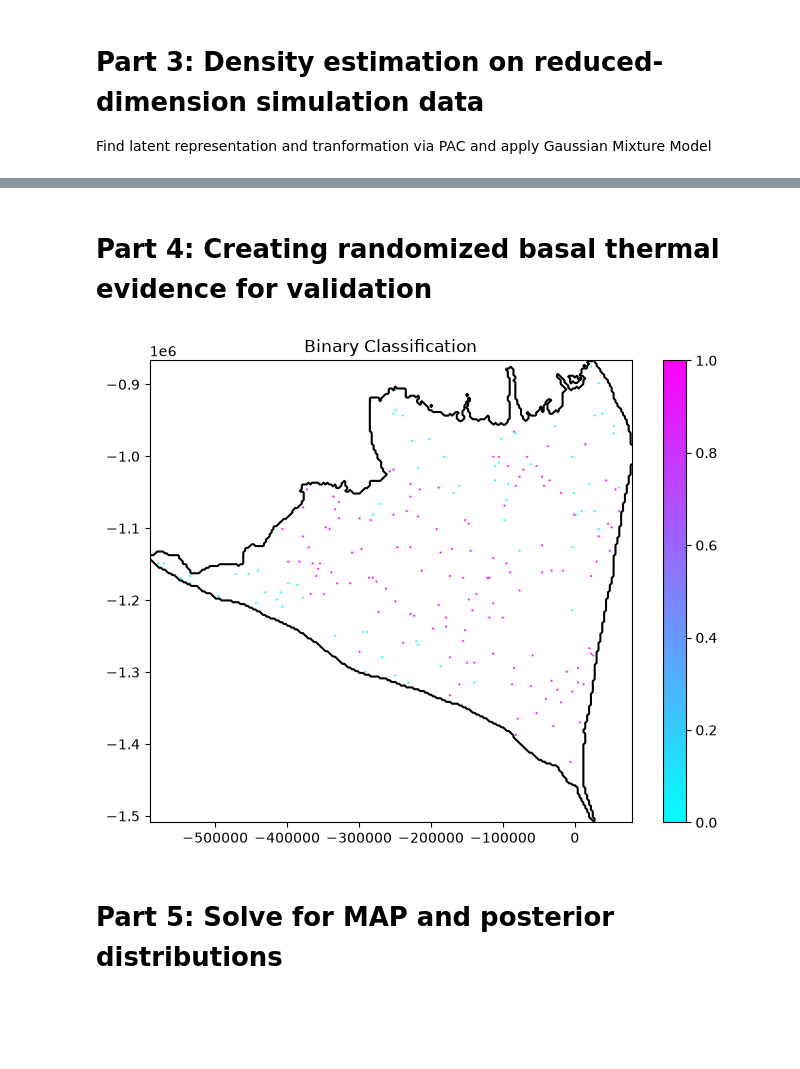
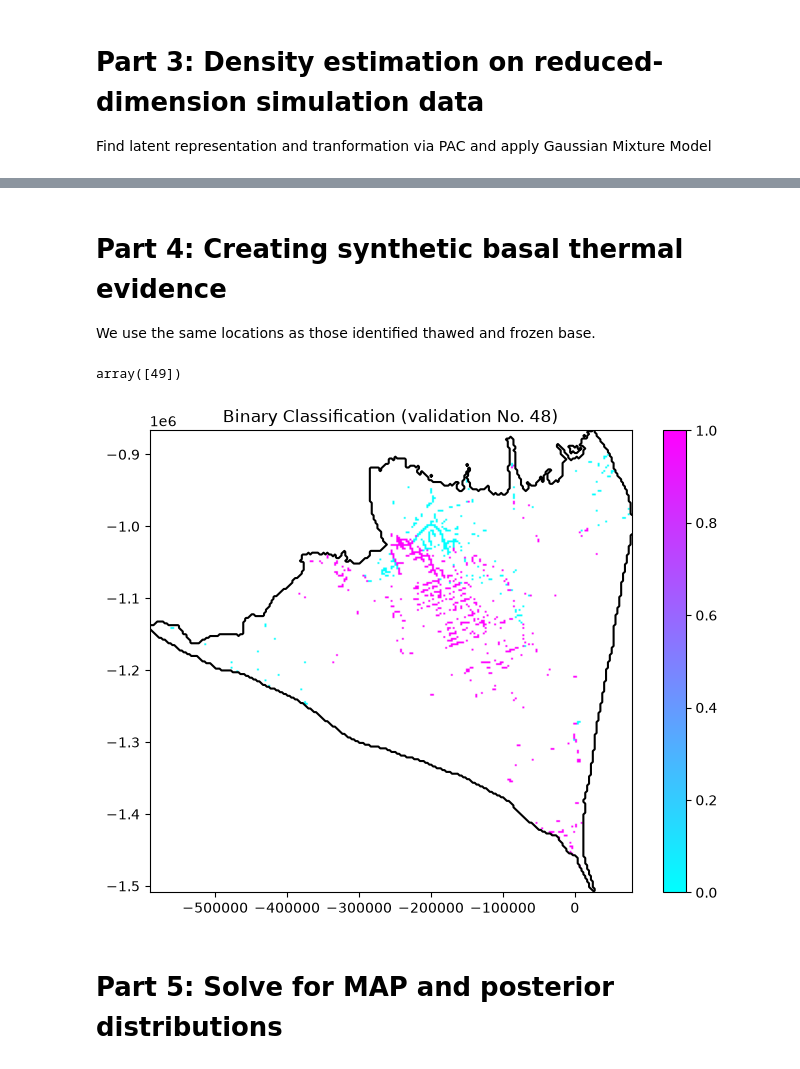
Before and after one commit to alastairyang/petermann-inference, a Jupyter notebook: notebooks/SyntheticTest.ipynb, the cells around one changed output, grey strips where cells are left out. Cells and saved outputs as stored; diff of their text form; code cells hidden in the pictures; blank space fills up the shorter version.

Commit message:
switch synthetic test masking to real locations

```diff
--- a/notebooks/SyntheticTest.ipynb
+++ b/notebooks/SyntheticTest.ipynb
@@ -69,7 +70,7 @@ sims.find_reduction_model_pca(
 sims.split_data(train_ratio=0.8, validation_ratio=0.1, test_ratio=0.1)
 
 gmm_n_gaussians = [3, 3]
-sims.gmm_prior(n_gaussians = gmm_n_gaussians)
+sims.fit_gmm_prior(n_gaussians = gmm_n_gaussians)
 # %% [output]
 Splitting data: Total samples = 500
 -------- Field 0:
@@ -86,55 +87,62 @@ Fitting GMMs for each field
 --------- Field 0, number of Gaussians: 3
 --------- Field 1, number of Gaussians: 3
 # %% [markdown]
-# Part 4: Creating randomized basal thermal evidence for validation
+# Part 4: Creating synthetic basal thermal evidence
+
+We use the same locations as those identified thawed and frozen base.
+# %%
+idx_validation_random
+# %% [output]
+array([49])
 # %%
 from observationOperator import enthalpy_to_delta_temperature_operator, temperature_binary_hard_operator
 import torch
 
-# create random scattered points
-n_points = 200
+# # create random scattered points
+# n_points = 200
+# idx_in_domain = np.arange(sims.ndim_ori)[sims.domain_mask.flatten()]
+# idx_random = rng.choice(idx_in_domain, size=n_points, replace=False)
+
 rng = np.random.default_rng(seed=42)
-idx_in_domain = np.arange(sims.ndim_ori)[sims.domain_mask.flatten()]
-idx_random = rng.choice(idx_in_domain, size=n_points, replace=False)
 
-basal_location = np.zeros(sims.ndim_ori)
-basal_location[idx_random] = True
-basal_location[basal_location==0] = np.nan
+evidence_mask_val = evidence_mask["evidence_mask"]
+basal_location = evidence_mask_val.copy().flatten()
+basal_location = np.where(basal_location, True, np.nan)
 
 # applying this to a random sample of the validation set
 # to get the thawed and frozen evidence
 idx_validation = np.arange(sims.n_samples_validation)
 idx_validation_random = rng.choice(idx_validation, size=1, replace=False)
 
 Eb_sample = sims.X_validation[0][idx_validation_random[0]]
 Eb_sample = sims.pca_x[0].inverse_transform(Eb_sample.reshape(1, -1))
 Eb_sample = sims.scaling_models[0].inverse_transform(Eb_sample).T
 
 delta_T = enthalpy_to_delta_temperature_operator(
     Eb_sample.flatten(),
     pmp.flatten(),
     istorch=False
 )
 
 binary_class = temperature_binary_hard_operator(
     delta_T = torch.from_numpy(delta_T.flatten()),
-    dT_cutoff = 0.5,
+    dT_cutoff = 1,
 )
 
 basal_evidence_sample = binary_class.numpy() * basal_location
 
 plt.figure(figsize=(8,6))
 plt.imshow(basal_evidence_sample.reshape(sims.nx, sims.ny),
            cmap='cool',
            origin="lower",
            extent=sims.extent)
 for x, y in sims.domain_bound_line:
     plt.plot(x, y, color='black')
 plt.colorbar()
-plt.title("Binary Classification")
+plt.title(f"Binary Classification (validation No. {idx_validation_random[0]})")
 plt.show()
 # %% [output]
-[figure, old version]
+[figure, new version]
 # %%
 n_points = 200
 rng_locations = np.random.default_rng(seed=42)
```
Also changed, not shown: parts of 4 cells of this notebook, 5 other files.
